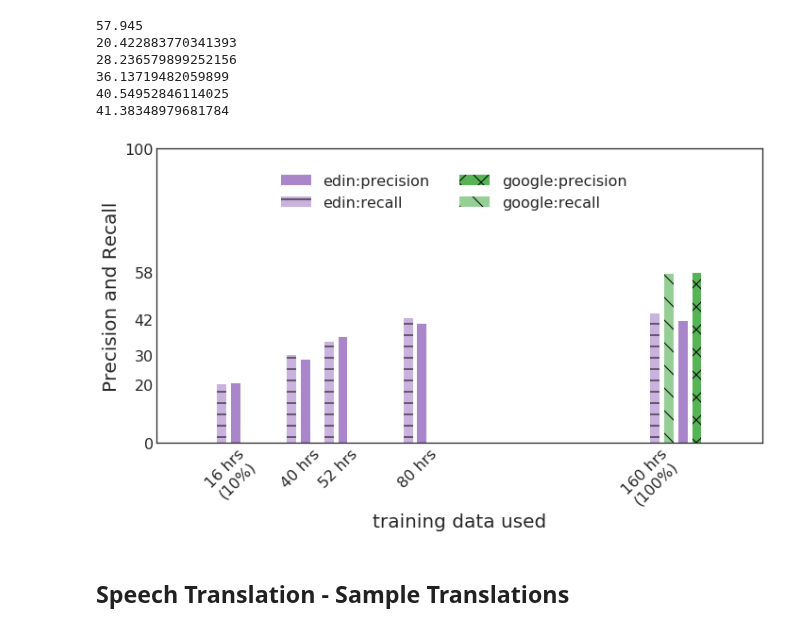
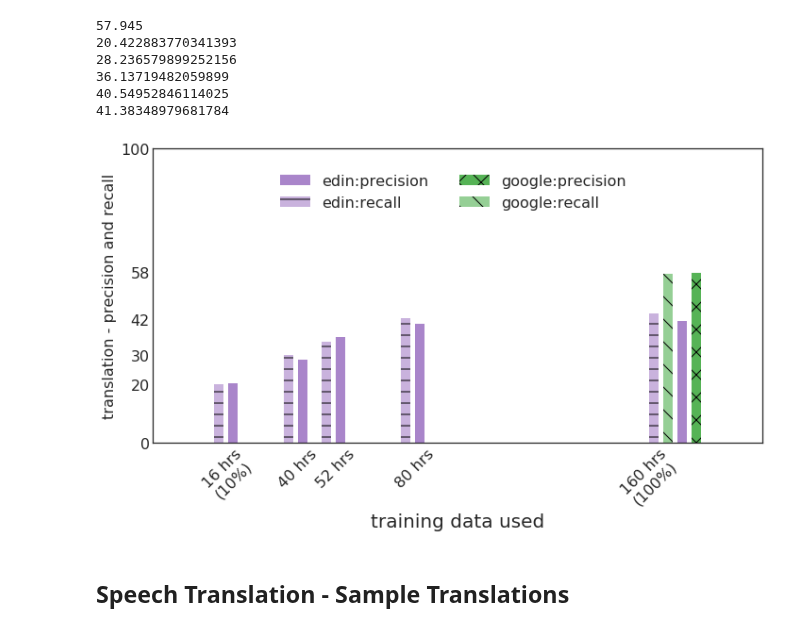
Before and after one commit to 0xSameer/speech2text, a Jupyter notebook: results.ipynb, the cells around one changed output. Cells and saved outputs as stored; diff of their text form; code cells hidden in the pictures.

Commit message:
added more plots

```diff
--- a/results.ipynb
+++ b/results.ipynb
@@ -162,35 +162,35 @@ ax.bar(px_vals, py_vals, label="edin:precision", color=tableau20[8], hatch="", w
 
 ry_vals = [metrics[k]['r'][0] for k in metrics if k != "google"]
 rx_vals = x_scale-6
 rx_vals[-1] = 97
 ax.bar(rx_vals, ry_vals, label="edin:recall", color=tableau20[8], hatch="-", width=2, alpha=.5)
 
 
 ax.bar([106], [metrics['google']['p'][0]], label="google:precision", color=tableau20[4], hatch='x', width=2, alpha=.8)
 ax.bar([100], [metrics['google']['r'][0]], label="google:recall", color=tableau20[4], hatch='\\', width=2, alpha=.5)
 
 
 plt.xticks(x_scale-4, x_labels, rotation=45)
 plt.yticks([0,100]+list(range(20,40,10))+[42, 58], rotation=0, fontsize=16)
 
 ax.set_xlabel('training data used', size=20)
-ax.set_ylabel('Precision and Recall', size=20)
+ax.set_ylabel('translation - precision and recall', size=16)
 for i in ax.get_xticklabels()+ax.get_yticklabels():
     i.set_fontsize(16)
 
 plt.yticks(fontsize=16, rotation=0)
 
 plt.ylim(0,100)
 plt.xlim(-10,120)
 
 # sns.despine(left=True, bottom=True)
 
 plt.legend(bbox_to_anchor=(0.8, 0.96), framealpha=0, fontsize=16, ncol=2)
 
 fig.tight_layout()
 fig.savefig(fname="s2t_prec_rec.png", dpi=300)
 # %% [output]
-[figure, old version]
+[figure, new version]
 # %% [markdown]
 ## Speech Translation - Sample Translations
 # %%
```
Also changed, not shown: parts of 11 cells of this notebook, 1 other file.
